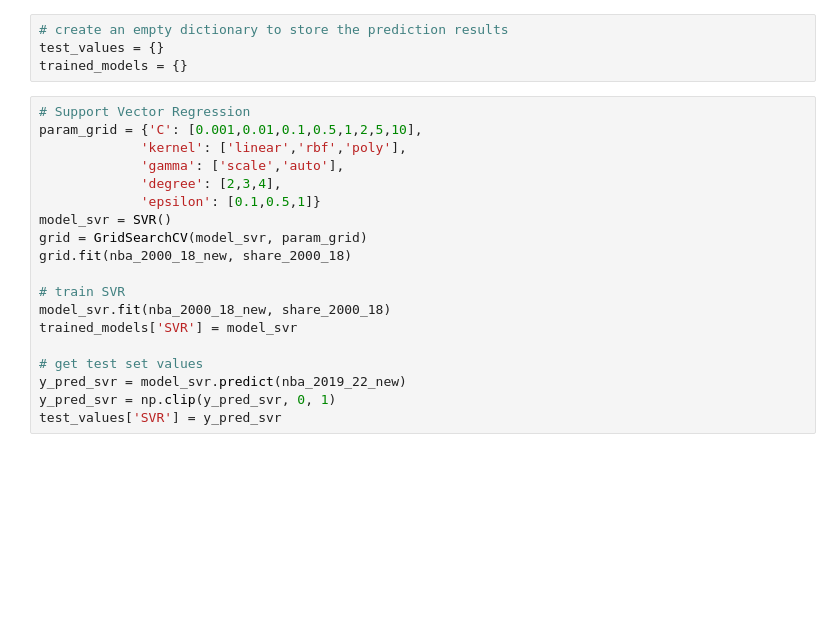
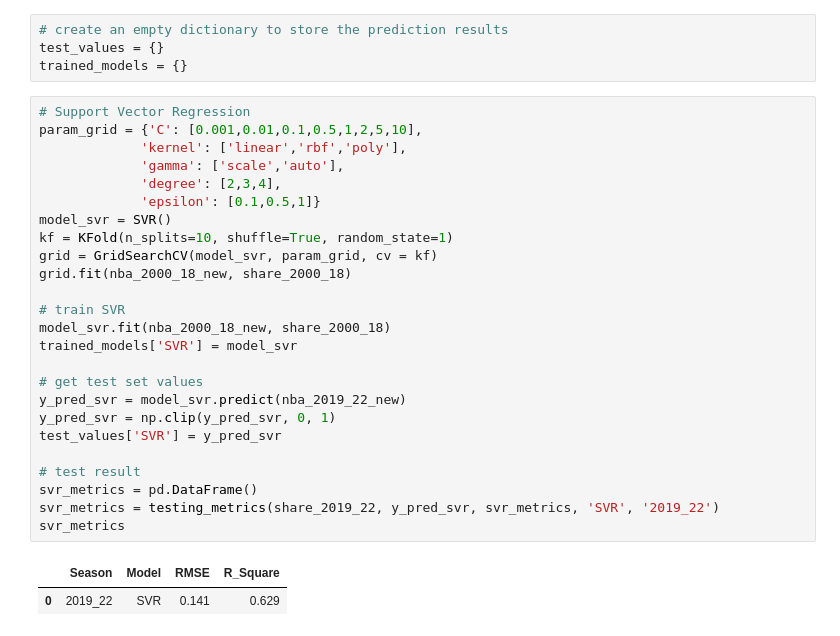
Before and after one commit to frankkhung/NBA-MVP-Prediction, a Jupyter notebook: mvp_prediction.ipynb, the cells around one changed output. Cells and saved outputs as stored; diff of their text form; blank space fills up the shorter version.

```diff
--- a/mvp_prediction.ipynb
+++ b/mvp_prediction.ipynb
@@ -125,19 +132,28 @@ trained_models = {}
 # %%
 # Support Vector Regression
 param_grid = {'C': [0.001,0.01,0.1,0.5,1,2,5,10],
              'kernel': ['linear','rbf','poly'],
              'gamma': ['scale','auto'],
              'degree': [2,3,4],
              'epsilon': [0.1,0.5,1]}
 model_svr = SVR()
-grid = GridSearchCV(model_svr, param_grid)
+kf = KFold(n_splits=10, shuffle=True, random_state=1)
+grid = GridSearchCV(model_svr, param_grid, cv = kf)
 grid.fit(nba_2000_18_new, share_2000_18)
 
 # train SVR
 model_svr.fit(nba_2000_18_new, share_2000_18)
 trained_models['SVR'] = model_svr
 
 # get test set values
 y_pred_svr = model_svr.predict(nba_2019_22_new)
 y_pred_svr = np.clip(y_pred_svr, 0, 1)
 test_values['SVR'] = y_pred_svr
+
+# test result
+svr_metrics = pd.DataFrame()
+svr_metrics = testing_metrics(share_2019_22, y_pred_svr, svr_metrics, 'SVR', '2019_22')
+svr_metrics
+# %% [output]
+|  | Season | Model | RMSE | R_Square |
+| 0 | 2019_22 | SVR | 0.141 | 0.629 |
```
Also changed, not shown: parts of 17 cells of this notebook, 6 other files.
